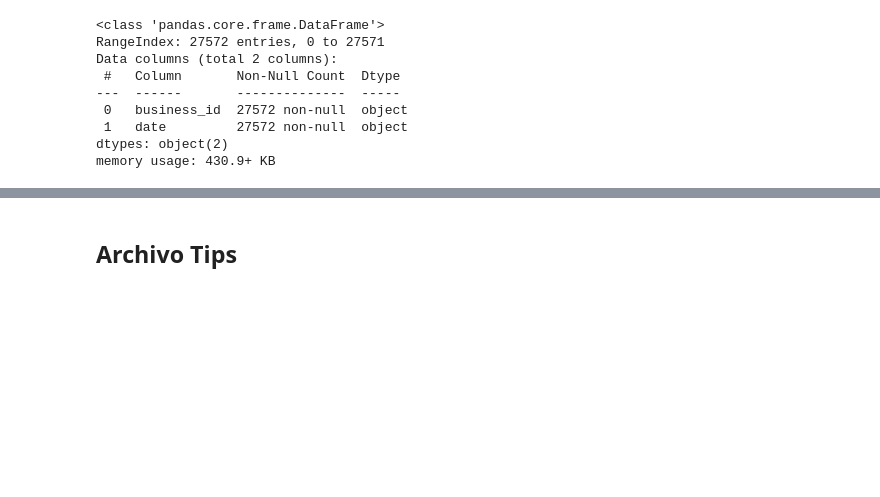
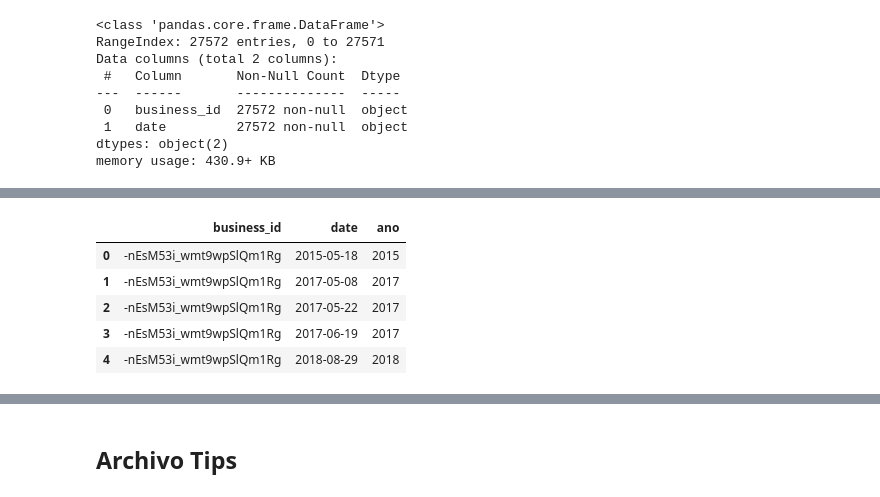
Before and after one commit to javierdichiachio/Proyecto_Final_Google_Yelp, a Jupyter notebook: ETL_yelp_checkin-tips-user.ipynb, the cells around one changed output, grey strips where cells are left out. Saved outputs shown, nothing was run; the diff lists cells and outputs as text; code cells hidden in the pictures; blank space fills up the shorter version.

```diff
--- a/ETL_yelp_checkin-tips-user.ipynb
+++ b/ETL_yelp_checkin-tips-user.ipynb
@@ -117,3 +117,8 @@ Data columns (total 2 columns):
  1   date         27572 non-null  object
 dtypes: object(2)
 memory usage: 430.9+ KB
+# %%
+# Se cambia el tipo de columna date de "string" a "datetime"
+df_checkin["date"] = df_checkin["date"].str.strip()
+df_checkin["date"] = pd.to_datetime(df_checkin["date"])
+df_checkin.head()
@@ -119,0 +132,12 @@ memory usage: 430.9+ KB
+# %%
+# Se deja unicamente la fecha y se crea la columna "año"
+df_checkin["ano"] = df_checkin["date"].dt.year
+df_checkin["date"] = df_checkin["date"].dt.date
+df_checkin.head()
+# %% [output]
+|  | business_id | date | ano |
+| 0 | -nEsM53i_wmt9wpSlQm1Rg | 2015-05-18 | 2015 |
+| 1 | -nEsM53i_wmt9wpSlQm1Rg | 2017-05-08 | 2017 |
+| 2 | -nEsM53i_wmt9wpSlQm1Rg | 2017-05-22 | 2017 |
+| 3 | -nEsM53i_wmt9wpSlQm1Rg | 2017-06-19 | 2017 |
+| 4 | -nEsM53i_wmt9wpSlQm1Rg | 2018-08-29 | 2018 |
```
Also changed, not shown: parts of 6 cells of this notebook, 4 other files.
